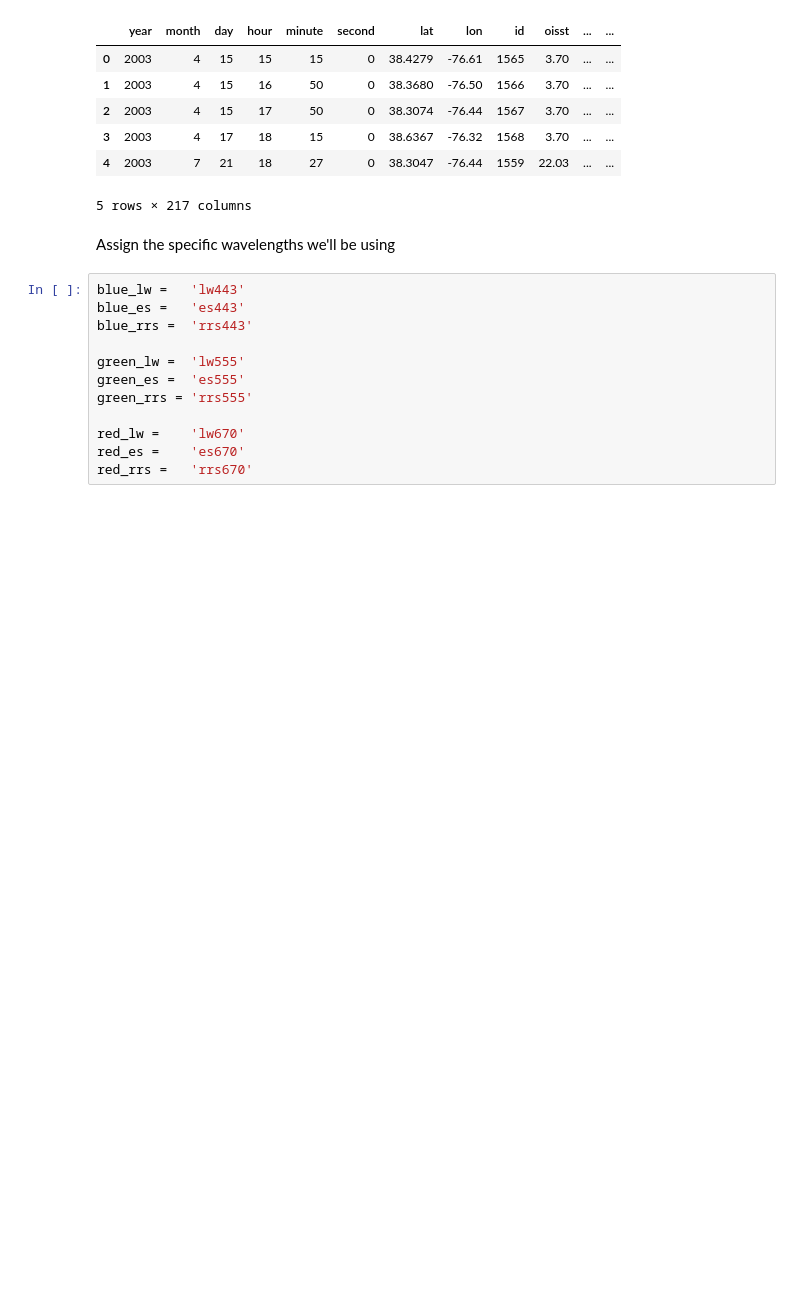
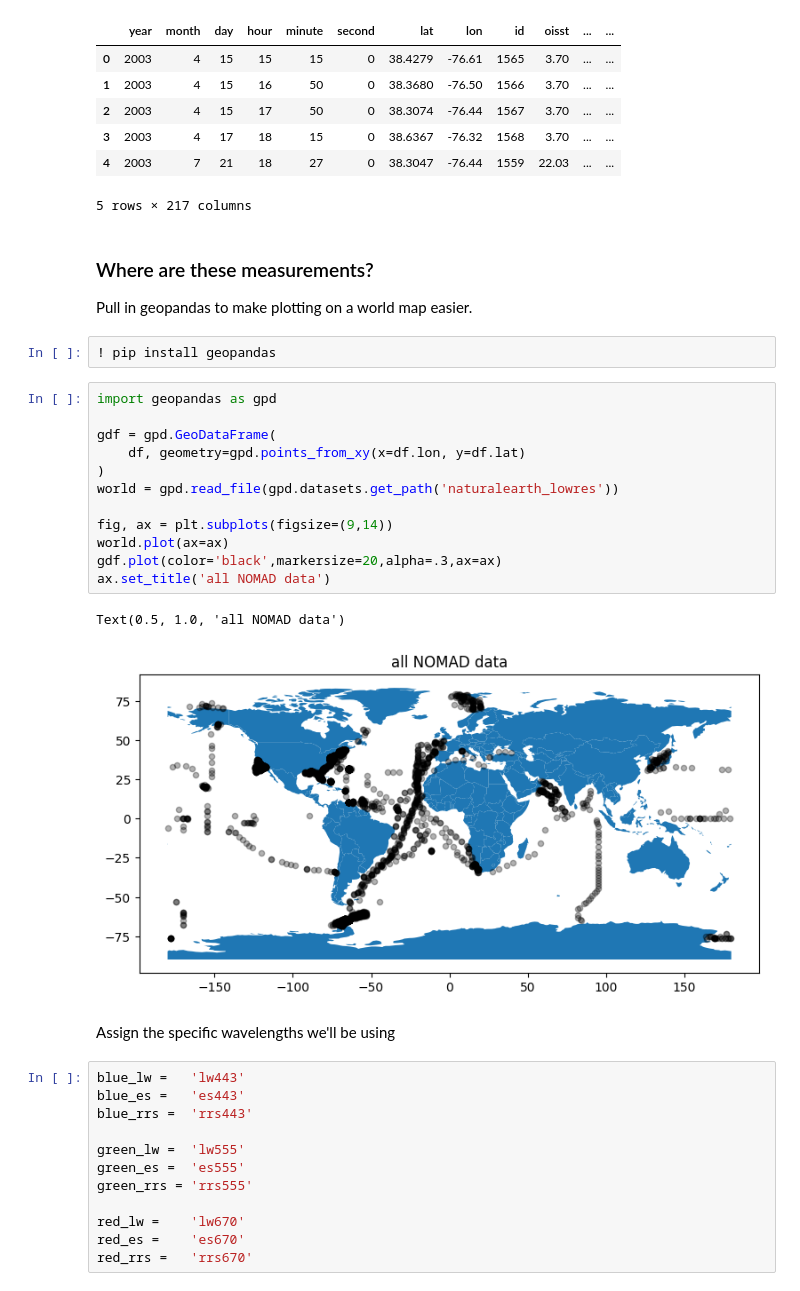
Before and after one commit to patrickcgray/oceanoptics2021, a Jupyter notebook: oci_ml_oo23.ipynb, the cells around one changed output. Drawn from its saved outputs; the diff is of its cells as text; blank space fills up the shorter version.

```diff
--- a/oci_ml_oo23.ipynb
+++ b/oci_ml_oo23.ipynb
@@ -39,6 +39,27 @@ df.head()
 | 3 | 2003 | 4 | 17 | 18 | 15 | 0 | 38.6367 | -76.32 | 1568 | 3.70 | ... | ... |
 | 4 | 2003 | 7 | 21 | 18 | 27 | 0 | 38.3047 | -76.44 | 1559 | 22.03 | ... | ... |
 5 rows × 217 columns
+# %% [markdown]
+### Where are these measurements?
+
+Pull in geopandas to make plotting on a world map easier.
+# %%
+! pip install geopandas
+# %%
+import geopandas as gpd
+
+gdf = gpd.GeoDataFrame(
+    df, geometry=gpd.points_from_xy(x=df.lon, y=df.lat)
+)
+world = gpd.read_file(gpd.datasets.get_path('naturalearth_lowres'))
+
+fig, ax = plt.subplots(figsize=(9,14))
+world.plot(ax=ax)
+gdf.plot(color='black',markersize=20,alpha=.3,ax=ax)
+ax.set_title('all NOMAD data')
+# %% [output]
+Text(0.5, 1.0, 'all NOMAD data')
+[figure, added]
 # %% [markdown]
 Assign the specific wavelengths we'll be using
 # %%
```
Also changed, not shown: parts of 7 cells of this notebook.
